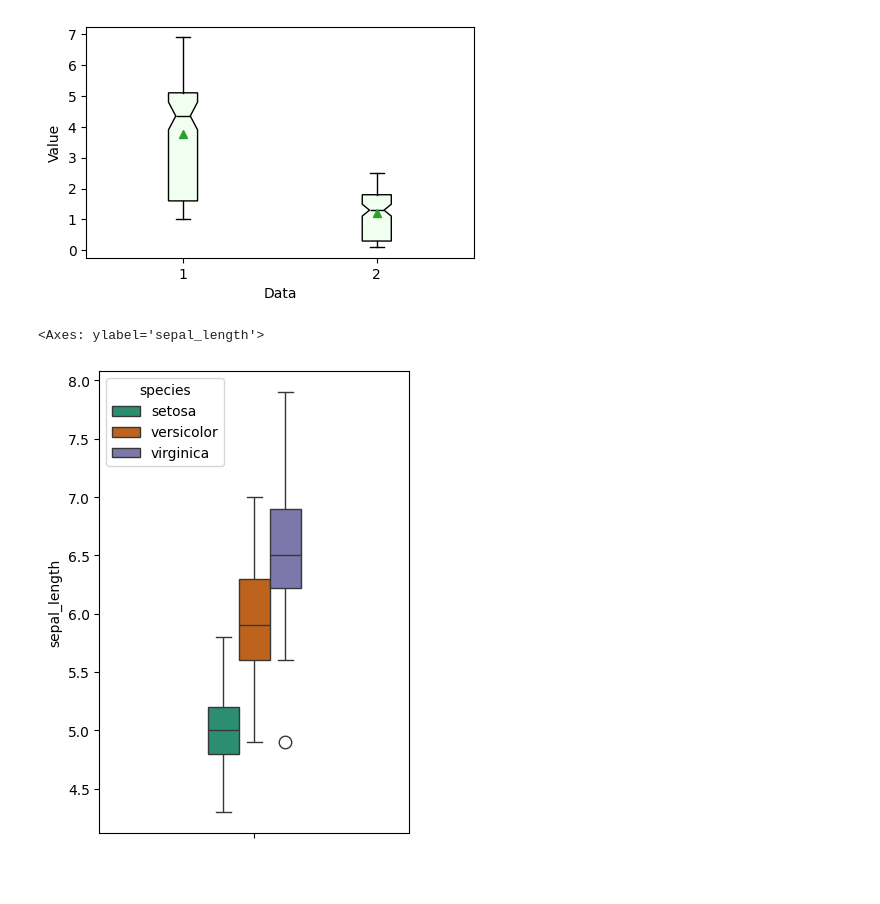
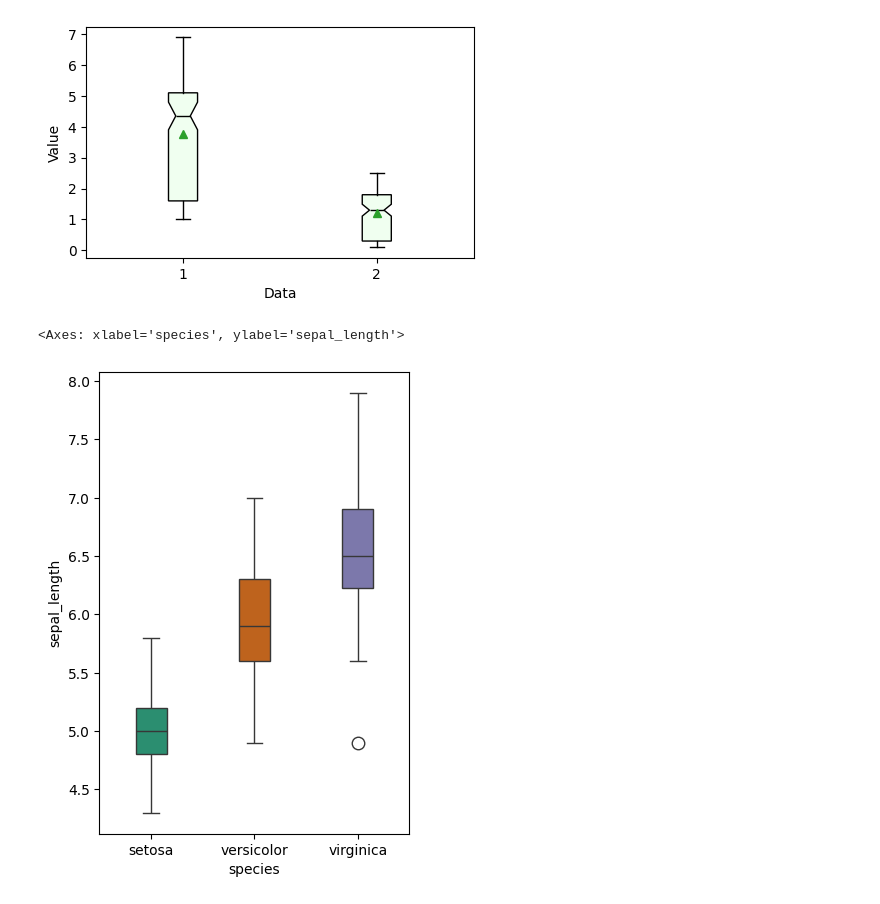
Before and after one commit to Md-Maruf-1727/LearningPractices, a Jupyter notebook: Vizualization/Vizualization1.ipynb, the cells around one changed output. Cells and saved outputs as stored; diff of their text form; code cells hidden in the pictures; blank space fills up the shorter version.

```diff
--- a/Vizualization/Vizualization1.ipynb
+++ b/Vizualization/Vizualization1.ipynb
@@ -268,11 +268,11 @@ plt.show()
 # %%
 # boxplot width with seaborn
 plt.figure(figsize=(4,6))
-sns.boxplot(data=mainiris_data, y='sepal_length',
+sns.boxplot(data=mainiris_data,x='species', y='sepal_length',
             hue='species',
             palette='Dark2',
             fliersize=9,
             width=0.3)
 # %% [output]
-<Axes: ylabel='sepal_length'>
+<Axes: xlabel='species', ylabel='sepal_length'>
-[figure, old version]
+[figure, new version]
```
Also changed, not shown: parts of 1 cell of this notebook.
